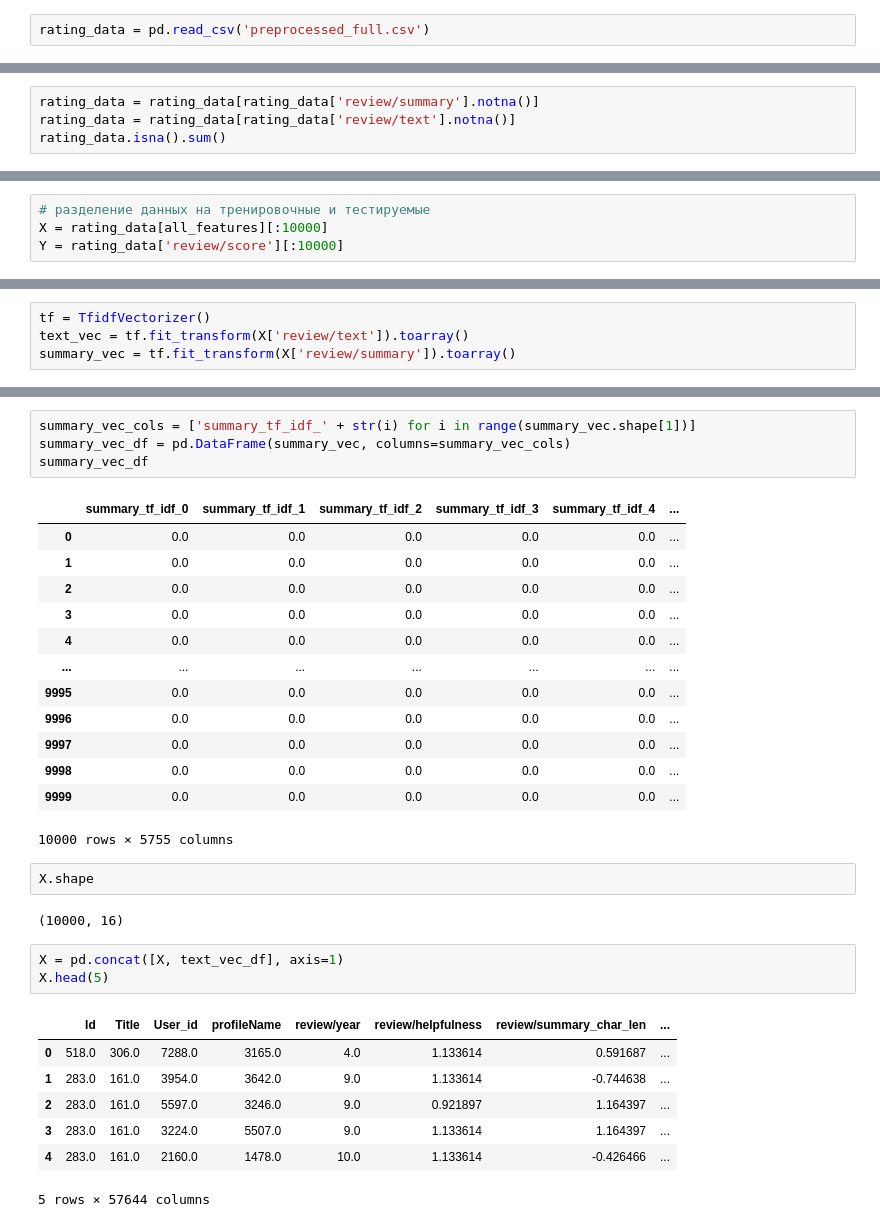
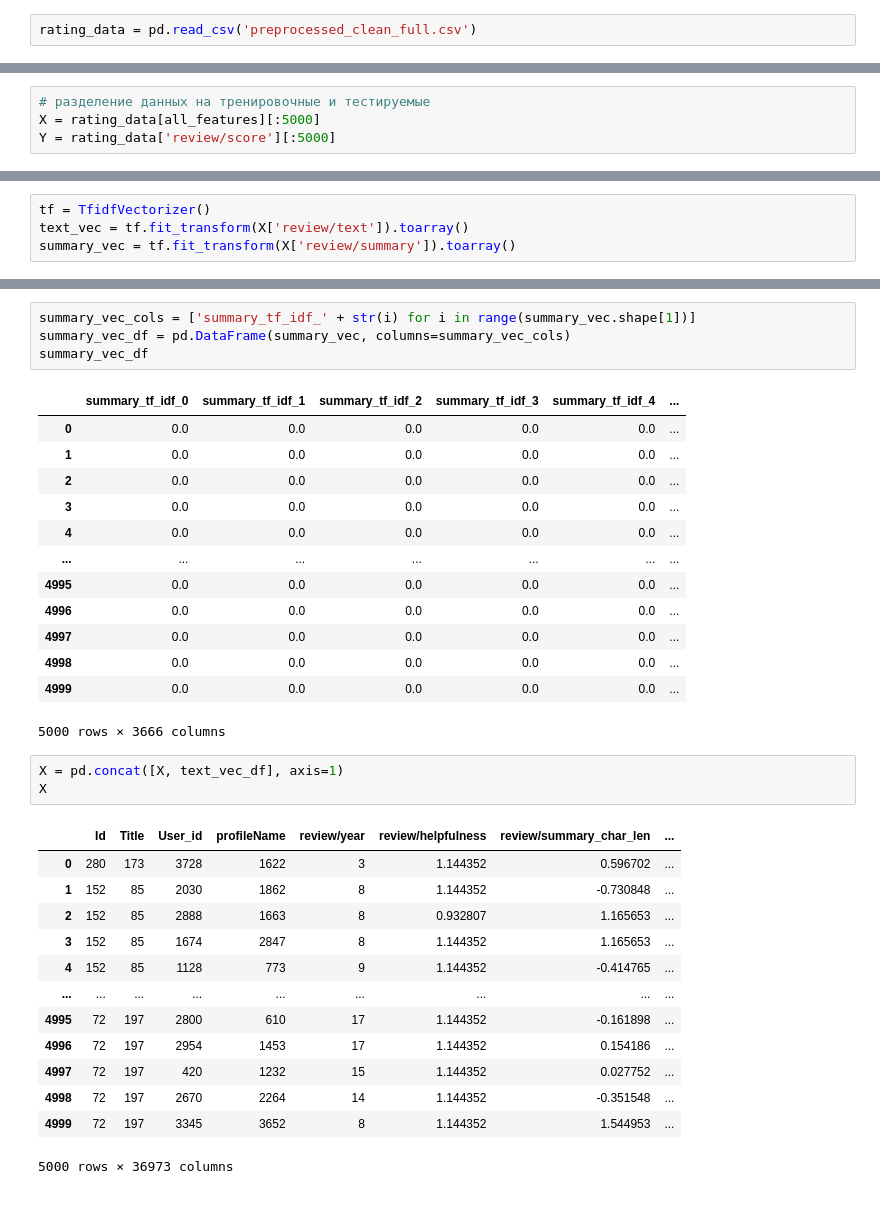
Before and after one commit to LeonSysprog/BookReviews, a Jupyter notebook: ml.ipynb, the cells around one changed output, grey strips where cells are left out. Cells and saved outputs as stored; diff of their text form.

```diff
--- a/ml.ipynb
+++ b/ml.ipynb
@@ -1503,7 +1429,7 @@ rating_data.to_csv('full_preprocessed.csv')
 # %% [markdown]
 # Learning
 # %%
-rating_data = pd.read_csv('preprocessed_full.csv')
+rating_data = pd.read_csv('preprocessed_clean_full.csv')
 # %% [markdown]
 Списки признаков
 # %%
@@ -1626,4 +1542,0 @@ dtype: int64
-# %%
-rating_data = rating_data[rating_data['review/summary'].notna()]
-rating_data = rating_data[rating_data['review/text'].notna()]
-rating_data.isna().sum()
@@ -1648,4 +1543,4 @@ dtype: int64
 # %%
 # разделение данных на тренировочные и тестируемые
-X = rating_data[all_features][:10000]
-Y = rating_data['review/score'][:10000]
+X = rating_data[all_features][:5000]
+Y = rating_data['review/score'][:5000]
@@ -1703,27 +1594,29 @@ summary_vec_df
 | 3 | 0.0 | 0.0 | 0.0 | 0.0 | 0.0 | ... |
 | 4 | 0.0 | 0.0 | 0.0 | 0.0 | 0.0 | ... |
 | ... | ... | ... | ... | ... | ... | ... |
-| 9995 | 0.0 | 0.0 | 0.0 | 0.0 | 0.0 | ... |
-| 9996 | 0.0 | 0.0 | 0.0 | 0.0 | 0.0 | ... |
-| 9997 | 0.0 | 0.0 | 0.0 | 0.0 | 0.0 | ... |
-| 9998 | 0.0 | 0.0 | 0.0 | 0.0 | 0.0 | ... |
-| 9999 | 0.0 | 0.0 | 0.0 | 0.0 | 0.0 | ... |
+| 4995 | 0.0 | 0.0 | 0.0 | 0.0 | 0.0 | ... |
+| 4996 | 0.0 | 0.0 | 0.0 | 0.0 | 0.0 | ... |
+| 4997 | 0.0 | 0.0 | 0.0 | 0.0 | 0.0 | ... |
+| 4998 | 0.0 | 0.0 | 0.0 | 0.0 | 0.0 | ... |
+| 4999 | 0.0 | 0.0 | 0.0 | 0.0 | 0.0 | ... |
-10000 rows × 5755 columns
+5000 rows × 3666 columns
-# %%
-X.shape
-# %% [output]
-(10000, 16)
 # %%
 X = pd.concat([X, text_vec_df], axis=1)
-X.head(5)
+X
 # %% [output]
 |  | Id | Title | User_id | profileName | review/year | review/helpfulness | review/summary_char_len | ... |
-| 0 | 518.0 | 306.0 | 7288.0 | 3165.0 | 4.0 | 1.133614 | 0.591687 | ... |
-| 1 | 283.0 | 161.0 | 3954.0 | 3642.0 | 9.0 | 1.133614 | -0.744638 | ... |
-| 2 | 283.0 | 161.0 | 5597.0 | 3246.0 | 9.0 | 0.921897 | 1.164397 | ... |
-| 3 | 283.0 | 161.0 | 3224.0 | 5507.0 | 9.0 | 1.133614 | 1.164397 | ... |
-| 4 | 283.0 | 161.0 | 2160.0 | 1478.0 | 10.0 | 1.133614 | -0.426466 | ... |
+| 0 | 280 | 173 | 3728 | 1622 | 3 | 1.144352 | 0.596702 | ... |
+| 1 | 152 | 85 | 2030 | 1862 | 8 | 1.144352 | -0.730848 | ... |
+| 2 | 152 | 85 | 2888 | 1663 | 8 | 0.932807 | 1.165653 | ... |
+| 3 | 152 | 85 | 1674 | 2847 | 8 | 1.144352 | 1.165653 | ... |
+| 4 | 152 | 85 | 1128 | 773 | 9 | 1.144352 | -0.414765 | ... |
+| ... | ... | ... | ... | ... | ... | ... | ... | ... |
+| 4995 | 72 | 197 | 2800 | 610 | 17 | 1.144352 | -0.161898 | ... |
+| 4996 | 72 | 197 | 2954 | 1453 | 17 | 1.144352 | 0.154186 | ... |
+| 4997 | 72 | 197 | 420 | 1232 | 15 | 1.144352 | 0.027752 | ... |
+| 4998 | 72 | 197 | 2670 | 2264 | 14 | 1.144352 | -0.351548 | ... |
+| 4999 | 72 | 197 | 3345 | 3652 | 8 | 1.144352 | 1.544953 | ... |
-5 rows × 57644 columns
+5000 rows × 36973 columns
 # %%
 X.shape
 # %% [output]
```
Also changed, not shown: parts of 44 cells of this notebook.
